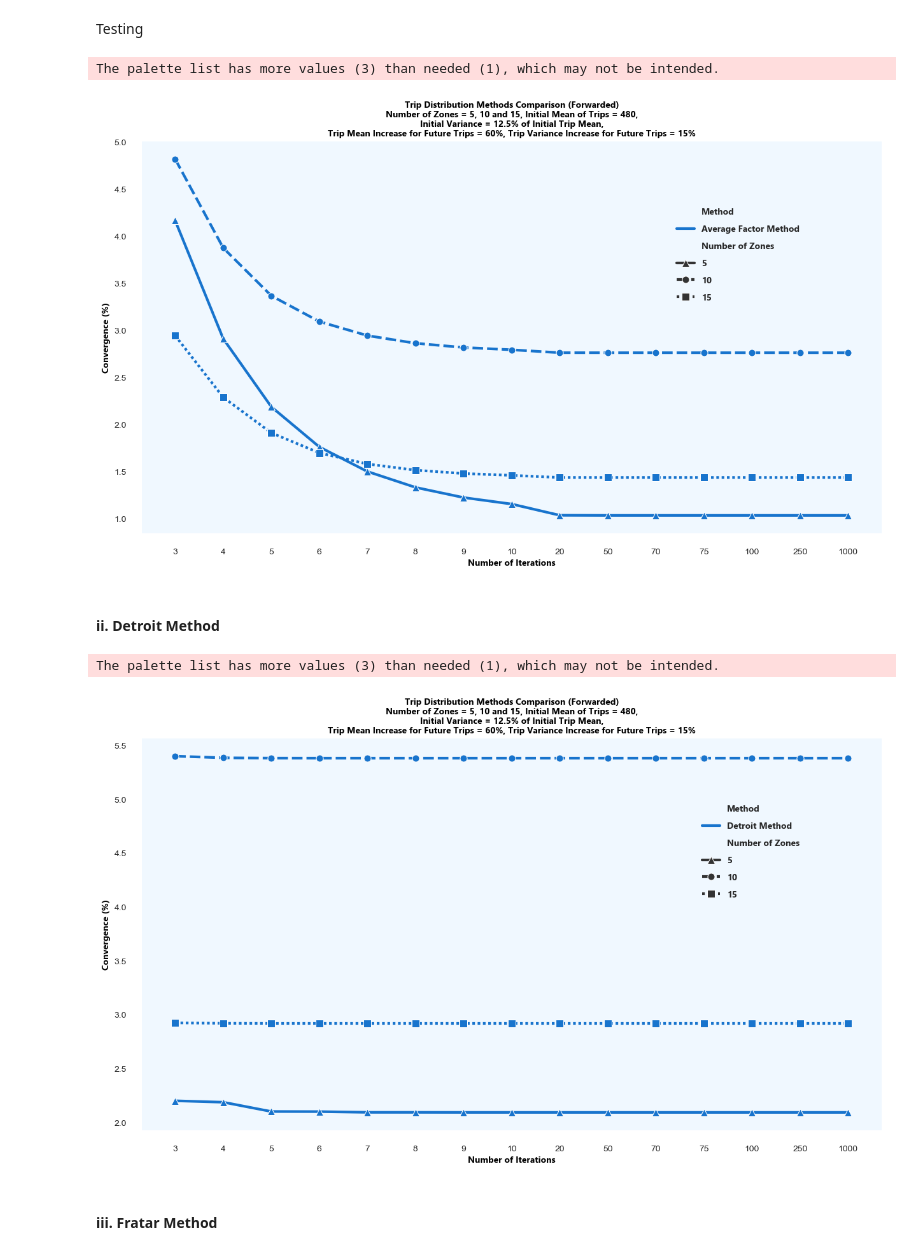
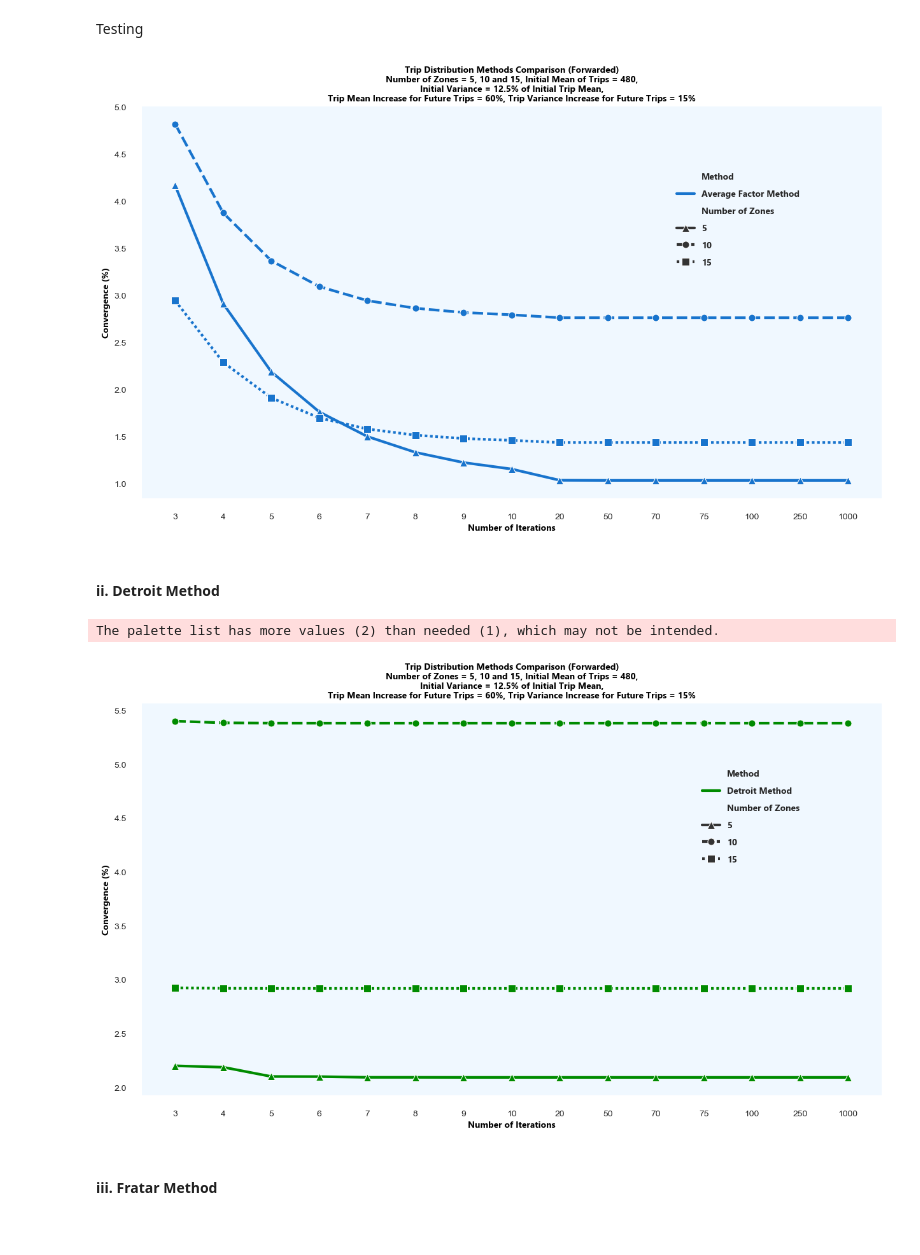
Before and after one commit to glennluigigarcia/Trip_Distribution, a Jupyter notebook: trip_dist.ipynb, the cells around one changed output. Saved outputs shown, nothing was run; the diff lists cells and outputs as text; code cells hidden in the pictures.

Commit message:
Removed unnecessary codes and completed trial charts for each of the 3 trip distribution growth factor methods

```diff
--- a/trip_dist.ipynb
+++ b/trip_dist.ipynb
@@ -192,7 +194,7 @@ comparison_df = pd.DataFrame({
 }, columns=["Method", "Number of Zones", "Iteration", "Convergence"])
 sns.set_style("dark", {"axes.facecolor" : "#F0F8FF"})
 fig, comparison_df_plot = plt.subplots(nrows=1, ncols=1, figsize=(15,8))
-sns.lineplot(data=comparison_df, x="Iteration", y="Convergence", hue="Method", palette=["#1874CD", "#008B00", "#CD6889"],
+sns.lineplot(data=comparison_df, x="Iteration", y="Convergence", hue="Method", palette=["#1874CD"],
              linewidth=3, markers=["^", "o", "s"], markersize=8, style="Number of Zones")
 sns.despine(fig=fig, ax=comparison_df_plot, top=True, right=True, offset=10)
 comparison_df_plot.set_title("Trip Distribution Methods Comparison (Forwarded)\nNumber of Zones = 5, 10 and 15, Initial Mean of Trips = 480,"
@@ -209,7 +211,6 @@ title_comparison_1_df_plot.set_family("Nirmala UI")
 title_comparison_1_df_plot.set_weight("bold")
 title_comparison_1_df_plot.set_size(10)
 # %% [output]
-The palette list has more values (3) than needed (1), which may not be intended.
 [figure]
 # %% [markdown]
 #### ii. Detroit Method
@@ -341,35 +342,35 @@ comparison_df = pd.DataFrame({
                      dm(mock_3_present, mock_3_future, growth_rate_mock_3, 8),
                      dm(mock_3_present, mock_3_future, growth_rate_mock_3, 9),
                      dm(mock_3_present, mock_3_future, growth_rate_mock_3, 10),
                      dm(mock_3_present, mock_3_future, growth_rate_mock_3, 20),
                      dm(mock_3_present, mock_3_future, growth_rate_mock_3, 50),
                      dm(mock_3_present, mock_3_future, growth_rate_mock_3, 70),
                      dm(mock_3_present, mock_3_future, growth_rate_mock_3, 75),
                      dm(mock_3_present, mock_3_future, growth_rate_mock_3, 100),
                      dm(mock_3_present, mock_3_future, growth_rate_mock_3, 250),
                      dm(mock_3_present, mock_3_future, growth_rate_mock_3, 1000),
                      ]
 }, columns=["Method", "Number of Zones", "Iteration", "Convergence"])
 sns.set_style("dark", {"axes.facecolor" : "#F0F8FF"})
 fig, comparison_df_plot = plt.subplots(nrows=1, ncols=1, figsize=(15,8))
-sns.lineplot(data=comparison_df, x="Iteration", y="Convergence", hue="Method", palette=["#1874CD", "#008B00", "#CD6889"],
+sns.lineplot(data=comparison_df, x="Iteration", y="Convergence", hue="Method", palette=["#008B00", "#CD6889"],
              linewidth=3, markers=["^", "o", "s"], markersize=8, style="Number of Zones")
 sns.despine(fig=fig, ax=comparison_df_plot, top=True, right=True, offset=10)
 comparison_df_plot.set_title("Trip Distribution Methods Comparison (Forwarded)\nNumber of Zones = 5, 10 and 15, Initial Mean of Trips = 480,"
                                "\nInitial Variance = 12.5% of Initial Trip Mean,"
                                "\nTrip Mean Increase for Future Trips = 60%, Trip Variance Increase for Future Trips = 15%",
                                fontdict={"font": "Nirmala UI", "color": "black", "fontsize": 10, "weight": "bold"})
 comparison_df_plot.set_xlabel("Number of Iterations", fontdict={"font": "Nirmala UI", "color": "black", "fontsize": 10, "weight": "bold"})
 comparison_df_plot.set_ylabel("Convergence (%)", fontdict={"font": "Nirmala UI", "color": "black", "fontsize": 10, "weight": "bold"})
 comparison_1_df_plot_legend = comparison_df_plot.legend(labelspacing=1, edgecolor = "#1874CD", fontsize=10, frameon=False, bbox_to_anchor=(0.9, 0.85),
                                                         prop={"family":"Nirmala UI", "weight": "bold", "style": "normal", "size": 10})#,
                                                         #title="Trip Distribution Methods")
 title_comparison_1_df_plot = comparison_1_df_plot_legend.get_title()
 title_comparison_1_df_plot.set_family("Nirmala UI")
 title_comparison_1_df_plot.set_weight("bold")
 title_comparison_1_df_plot.set_size(10)
 # %% [output]
-The palette list has more values (3) than needed (1), which may not be intended.
+The palette list has more values (2) than needed (1), which may not be intended.
-[figure, old version]
+[figure, new version]
 # %% [markdown]
 #### iii. Fratar Method
```
Also changed, not shown: parts of 7 cells of this notebook.
